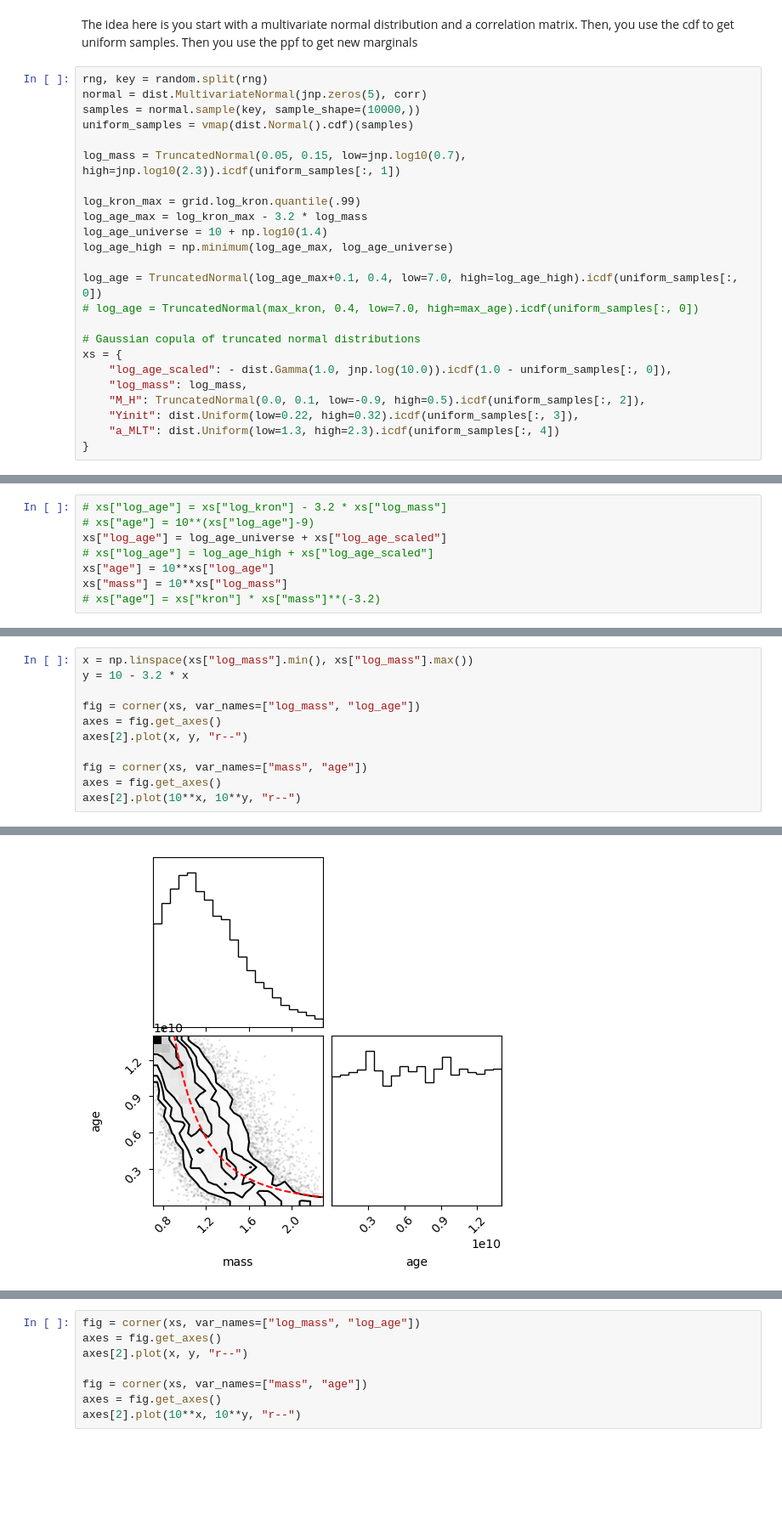
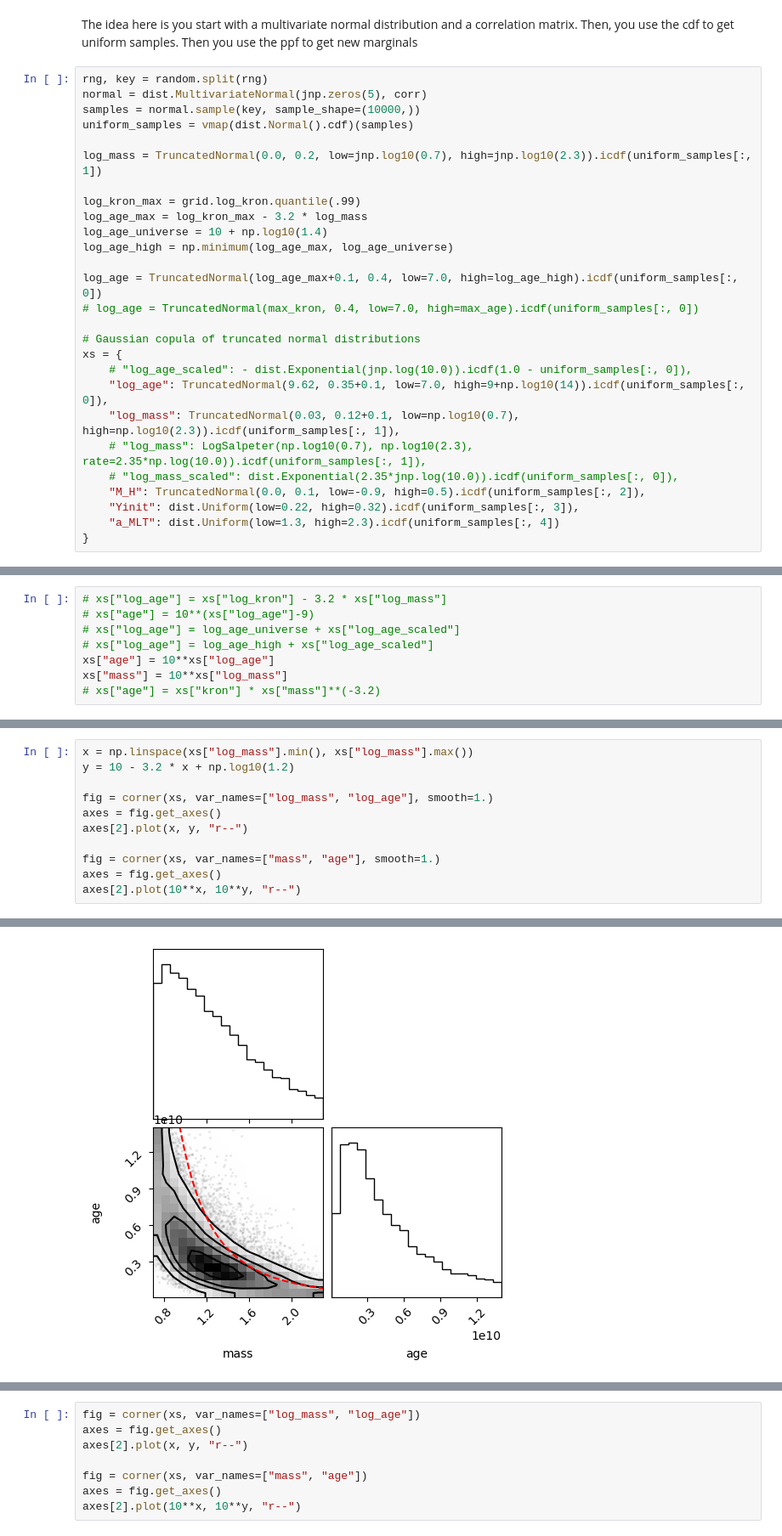
Before and after one commit to alexlyttle/stellar-emulator, a Jupyter notebook: notebook/yaguangli2023-dataset.ipynb, the cells around one changed output, grey strips where cells are left out. Shown at 85% size. Cells and saved outputs as stored; diff of their text form; blank space fills up the shorter version.

```diff
--- a/notebook/yaguangli2023-dataset.ipynb
+++ b/notebook/yaguangli2023-dataset.ipynb
@@ -185,7 +235,7 @@ normal = dist.MultivariateNormal(jnp.zeros(5), corr)
 samples = normal.sample(key, sample_shape=(10000,))
 uniform_samples = vmap(dist.Normal().cdf)(samples)
 
-log_mass = TruncatedNormal(0.05, 0.15, low=jnp.log10(0.7), high=jnp.log10(2.3)).icdf(uniform_samples[:, 1])
+log_mass = TruncatedNormal(0.0, 0.2, low=jnp.log10(0.7), high=jnp.log10(2.3)).icdf(uniform_samples[:, 1])
 
 log_kron_max = grid.log_kron.quantile(.99)
 log_age_max = log_kron_max - 3.2 * log_mass
@@ -197,8 +247,11 @@ log_age = TruncatedNormal(log_age_max+0.1, 0.4, low=7.0, high=log_age_high).icdf
 
 # Gaussian copula of truncated normal distributions
 xs = {
-    "log_age_scaled": - dist.Gamma(1.0, jnp.log(10.0)).icdf(1.0 - uniform_samples[:, 0]),
-    "log_mass": log_mass,
+    # "log_age_scaled": - dist.Exponential(jnp.log(10.0)).icdf(1.0 - uniform_samples[:, 0]),
+    "log_age": TruncatedNormal(9.62, 0.35+0.1, low=7.0, high=9+np.log10(14)).icdf(uniform_samples[:, 0]),
+    "log_mass": TruncatedNormal(0.03, 0.12+0.1, low=np.log10(0.7), high=np.log10(2.3)).icdf(uniform_samples[:, 1]),
+    # "log_mass": LogSalpeter(np.log10(0.7), np.log10(2.3), rate=2.35*np.log(10.0)).icdf(uniform_samples[:, 1]),
+    # "log_mass_scaled": dist.Exponential(2.35*jnp.log(10.0)).icdf(uniform_samples[:, 0]),
     "M_H": TruncatedNormal(0.0, 0.1, low=-0.9, high=0.5).icdf(uniform_samples[:, 2]),
     "Yinit": dist.Uniform(low=0.22, high=0.32).icdf(uniform_samples[:, 3]),
     "a_MLT": dist.Uniform(low=1.3, high=2.3).icdf(uniform_samples[:, 4])
@@ -206,7 +265,7 @@ xs = {
 # %%
 # xs["log_age"] = xs["log_kron"] - 3.2 * xs["log_mass"]
 # xs["age"] = 10**(xs["log_age"]-9)
-xs["log_age"] = log_age_universe + xs["log_age_scaled"]
+# xs["log_age"] = log_age_universe + xs["log_age_scaled"]
 # xs["log_age"] = log_age_high + xs["log_age_scaled"]
 xs["age"] = 10**xs["log_age"]
 xs["mass"] = 10**xs["log_mass"]
@@ -219,12 +277,12 @@ WARNING:root:Too few points to create valid contours
 # %%
 x = np.linspace(xs["log_mass"].min(), xs["log_mass"].max())
-y = 10 - 3.2 * x
+y = 10 - 3.2 * x + np.log10(1.2)
 
-fig = corner(xs, var_names=["log_mass", "log_age"])
+fig = corner(xs, var_names=["log_mass", "log_age"], smooth=1.)
 axes = fig.get_axes()
 axes[2].plot(x, y, "r--")
 
-fig = corner(xs, var_names=["mass", "age"])
+fig = corner(xs, var_names=["mass", "age"], smooth=1.)
 axes = fig.get_axes()
 axes[2].plot(10**x, 10**y, "r--")
 # %% [output]
@@ -233 +291 @@ axes[2].plot(10**x, 10**y, "r--")
-[figure, old version]
+[figure, new version]
```
Also changed, not shown: parts of 14 cells of this notebook.
